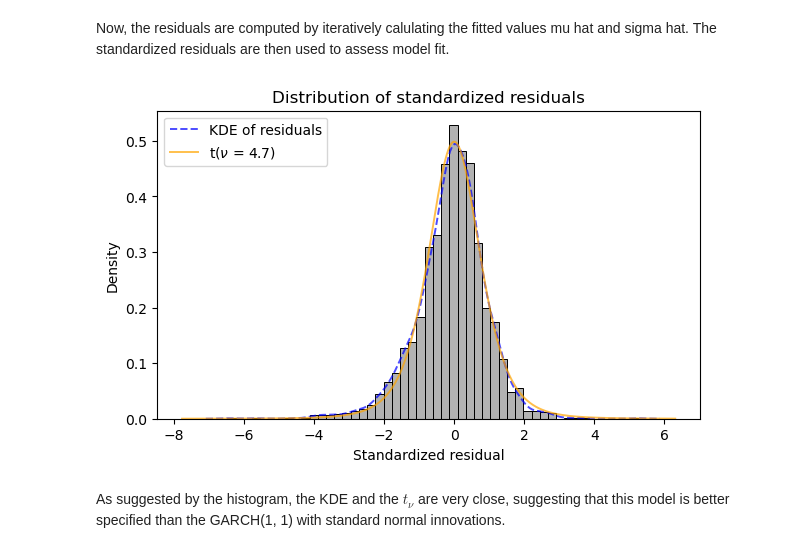
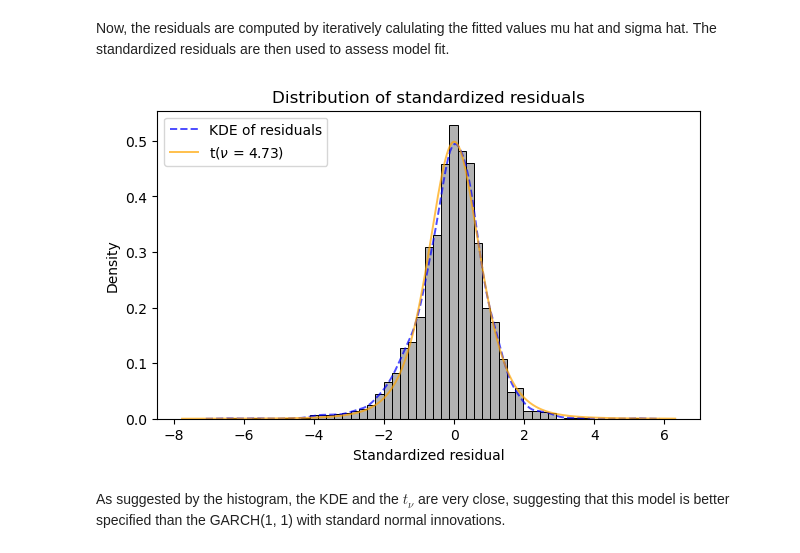
Before and after one commit to yibo-wang-25/QRM_Coursework_1, a Jupyter notebook: Part_A/code.ipynb, the cells around one changed output. Cells and saved outputs as stored; diff of their text form; code cells hidden in the pictures.

```diff
--- a/Part_A/code.ipynb
+++ b/Part_A/code.ipynb
@@ -436,35 +436,35 @@ sns.histplot(
     ax=ax
 )
 
 # KDE of standardized residuals
 sns.kdeplot(
     z,
     color="blue",
     alpha=0.7,
     linestyle="--",
     linewidth=1.4,
     label="KDE of residuals",
     ax=ax
 )
 
 # Fitted t-distribution with nu_hat and scale_hat
 ax.plot(
     x_vals,
     t.pdf(x_vals, df=nu_hat, loc=0.0, scale=scale_hat),
     color="orange",
     alpha=0.7,
     linewidth=1.4,
-    label=fr"t($\nu$ = {nu_hat:.1f})"
+    label=fr"t($\nu$ = {nu_hat:.2f})"
 )
 
 ax.set_xlabel("Standardized residual")
 ax.set_ylabel("Density")
 ax.set_title("Distribution of standardized residuals")
 
 ax.legend(loc="upper left")
 plt.show()
 # %% [output]
-[figure, old version]
+[figure, new version]
 # %% [markdown]
 As suggested by the histogram, the KDE and the $t_{\nu}$ are very close, suggesting that this model is better specified than the GARCH(1, 1) with standard normal innovations.
 # %%
```
Also changed, not shown: parts of 1 cell of this notebook.
